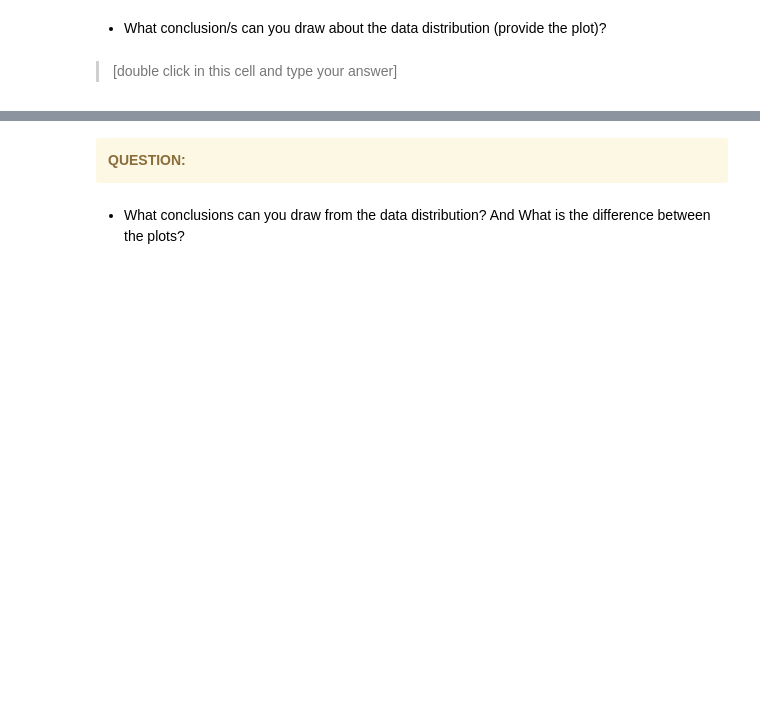
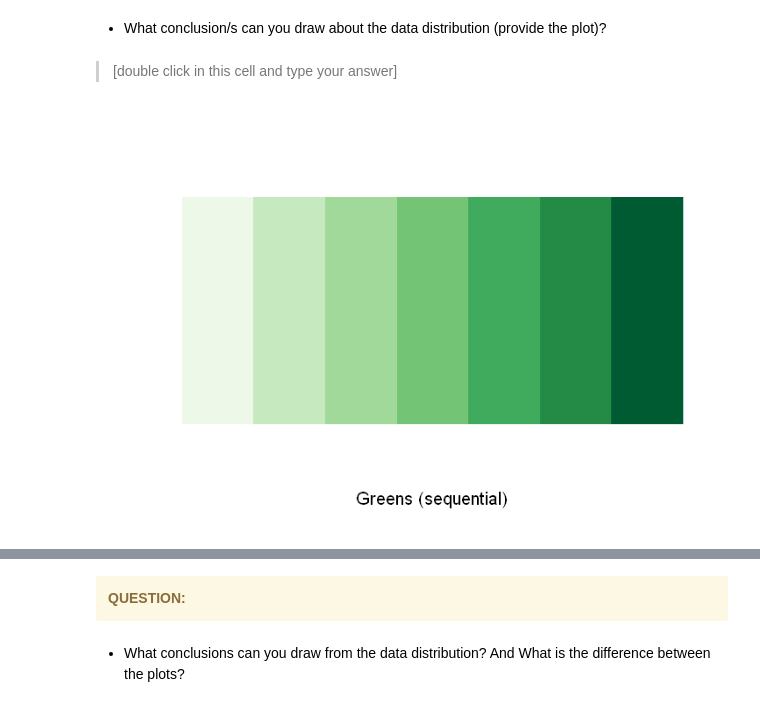
Before and after one commit to AdrianKriger/APG3040C-APG4013C, a Jupyter notebook: asgmt02/Assignment02_SpatialLatticeData.ipynb, the cells around one changed output, grey strips where cells are left out. Drawn from its saved outputs; the diff is of its cells as text; code cells hidden in the pictures; blank space fills up the shorter version.

```diff
--- a/asgmt02/Assignment02_SpatialLatticeData.ipynb
+++ b/asgmt02/Assignment02_SpatialLatticeData.ipynb
@@ -202,6 +282,13 @@ plot(columbus, col = ifelse(columbus$CRIME > 40, "lightgrey", "red"))
 *   What conclusion/s can you draw about the data distribution (provide the plot)?
 # %% [markdown]
 > [double click in this cell and type your answer]
+# %%
+# You could view your data using a more detailed classification
+# Select Color scale - Create a Palette
+pal = brewer.pal(7,"Greens") # Makes a 7-color spectral palette
+display.brewer.pal(7, "Greens")  # This displays the colors
+# %% [output]
+[figure, added]
 # %%
 # Classifying Data using classIntervals()
 # Create class breaks
```
Also changed, not shown: parts of 46 cells of this notebook.
